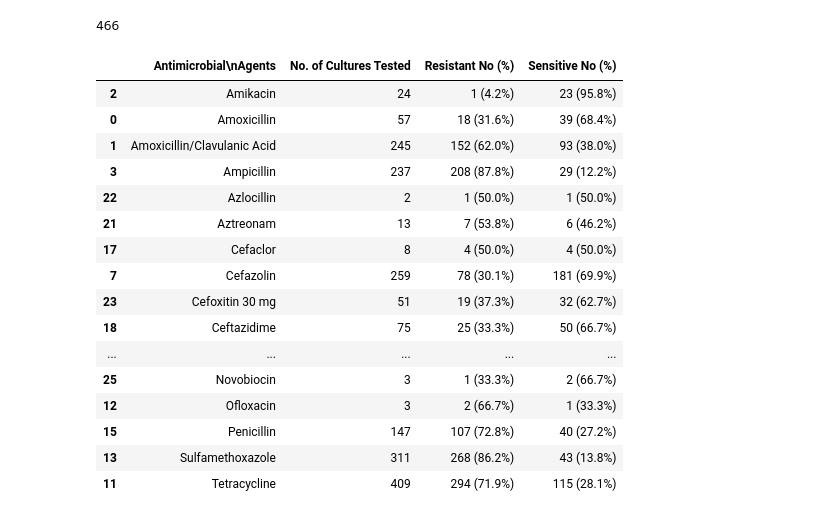
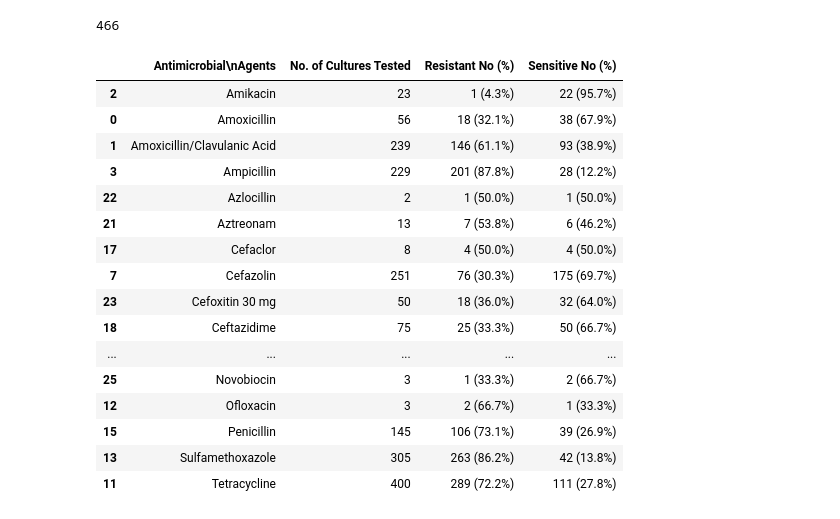
Before and after one commit to nakatoconstance/nakatoconstance, a Jupyter notebook: MDR_FULLDATASET_submitted_Final.ipynb, the cells around one changed output. Drawn from its saved outputs; the diff is of its cells as text; code cells hidden in the pictures.

```diff
--- a/MDR_FULLDATASET_submitted_Final.ipynb
+++ b/MDR_FULLDATASET_submitted_Final.ipynb
@@ -1061,14 +1060,14 @@ filtered_data['Age Group'] = pd.cut(filtered_data['Age'], bins=age_bins, labels=
 np.random.seed(42)
 
 # Categorize organism types with a fixed seed
-filtered_data['Organism type'] = np.random.choice(['+', 'o', 'f', '-'], size=len(filtered_data))
+#filtered_data['Organism type'] = np.random.choice(['+', 'o', 'f', '-'], size=len(filtered_data))
 
 # Function to categorize culture status
 
 def categorize_culture(organism_type):
-    if organism_type in ['o', 'f']:
+    if organism_type=='o' or organism_type == 'f':
         return 'No Significant Growth'
-    elif organism_type == '+':
+    elif organism_type == '+' :
         return 'Positive'
     elif organism_type == '-':
         return 'Negative'
@@ -1136,8 +1135,8 @@ for gender in ['M', 'F']:
 table = pd.DataFrame(table_data)
 
 # Calculate and add p-values
-table.loc[table['Socio Demographic Characteristics'] == age_labels[-1], 'P-value'] = f'P={age_p:.2f}'
-table.loc[table['Socio Demographic Characteristics'] == 'F', 'P-value'] = f'P={gender_p:.2f}'
+table.loc[table['Socio Demographic Characteristics'] == age_labels[-1], 'P-value'] = f'P={age_p:.4f}'
+table.loc[table['Socio Demographic Characteristics'] == 'F', 'P-value'] = f'P={gender_p:.4f}'
 
 # Calculate horizontal totals
 total_row = ['Total']
@@ -1360,14 +1538,14 @@ data_table.enable_dataframe_formatter()
 # ... (your existing code to load and preprocess urine_data) ...
 
 # Remove antibiotics with only zeros for I, R, and S
-antibiotic_columns = urine_data.columns[urine_data.columns.str.endswith(('_I', '_R', '_S'))]
+antibiotic_columns = filtered_data.columns[filtered_data.columns.str.endswith(('_I', '_R', '_S'))]
 antibiotics_to_remove = []
 for antibiotic_col in antibiotic_columns:
-    if urine_data[antibiotic_col].sum() == 0:
+    if filtered_data[antibiotic_col].sum() == 0:
         antibiotics_to_remove.append(antibiotic_col[:-2])  # Remove the suffix (_I, _R, _S)
 
 # Filter out the columns to remove
-urine_data = urine_data[[col for col in urine_data.columns if col[:-2] not in antibiotics_to_remove or not col.endswith(('_I', '_R', '_S'))]]
+filtered_data = filtered_data[[col for col in filtered_data.columns if col[:-2] not in antibiotics_to_remove or not col.endswith(('_I', '_R', '_S'))]]
 
 # ... (rest of your code to generate the susceptibility table) ...
 # %%
@@ -1379,7 +1557,7 @@ import pandas as pd
 # ... (your previous code to load, process, and encode urine_data) ...
 
 # Select columns containing antibiotic data (encoded columns)
-antibiotic_columns = urine_data.columns[urine_data.columns.str.endswith(('_I', '_R', '_S'))]
+antibiotic_columns = filtered_data.columns[filtered_data.columns.str.endswith(('_I', '_R', '_S'))]
 
 # Create a dictionary to store the counts
 antibiotic_counts = {}
@@ -1397,56 +1575,56 @@ for column in antibiotic_columns:
 
     # Update counts based on category
     if category in ('I', 'R'):
-        antibiotic_counts[antibiotic_name]['Resistant'] += urine_data[column].sum()
+        antibiotic_counts[antibiotic_name]['Resistant'] += filtered_data[column].sum()
     elif category == 'S':
-        antibiotic_counts[antibiotic_name]['Sensitive'] += urine_data[column].sum()
+        antibiotic_counts[antibiotic_name]['Sensitive'] += filtered_data[column].sum()
 
     # Update Total Culture count
     antibiotic_counts[antibiotic_name]['Total Culture'] = antibiotic_counts[antibiotic_name]['Resistant'] + antibiotic_counts[antibiotic_name]['Sensitive']
 
 # Dynamically generate antimicrobial_agents list from antibiotic_counts keys
 antimicrobial_agents = list(antibiotic_counts.keys())
 
 # Create a dictionary to store the table data
 table_data = {'Antimicrobial\nAgents': antimicrobial_agents,
               'No. of Cultures Tested': [],
               'Resistant No (%)': [],
               'Sensitive No (%)': []}
 
 # Iterate through antimicrobial agents and populate the table data
 for agent in antimicrobial_agents:
     total_culture = antibiotic_counts[agent]['Total Culture']
     resistant = antibiotic_counts[agent]['Resistant']
     sensitive = antibiotic_counts[agent]['Sensitive']
 
     table_data['No. of Cultures Tested'].append(total_culture)
     table_data['Resistant No (%)'].append(f"{resistant} ({resistant / total_culture * 100:.1f}%)" if total_culture else '0 (0.0%)')
     table_data['Sensitive No (%)'].append(f"{sensitive} ({sensitive / total_culture * 100:.1f}%)" if total_culture else '0 (0.0%)')
 
 # Create the DataFrame
 susceptibility_table = pd.DataFrame(table_data)
 #sort ascending
 susceptibility_table = susceptibility_table.sort_values(by='Antimicrobial\nAgents', ascending=True)
 # Display the table using data_table formatter
 display(susceptibility_table)
 # %% [output]
 |  | Antimicrobial\nAgents | No. of Cultures Tested | Resistant No (%) | Sensitive No (%) |
-| 2 | Amikacin | 24 | 1 (4.2%) | 23 (95.8%) |
-| 0 | Amoxicillin | 57 | 18 (31.6%) | 39 (68.4%) |
-| 1 | Amoxicillin/Clavulanic Acid | 245 | 152 (62.0%) | 93 (38.0%) |
-| 3 | Ampicillin | 237 | 208 (87.8%) | 29 (12.2%) |
+| 2 | Amikacin | 23 | 1 (4.3%) | 22 (95.7%) |
+| 0 | Amoxicillin | 56 | 18 (32.1%) | 38 (67.9%) |
+| 1 | Amoxicillin/Clavulanic Acid | 239 | 146 (61.1%) | 93 (38.9%) |
+| 3 | Ampicillin | 229 | 201 (87.8%) | 28 (12.2%) |
 | 22 | Azlocillin | 2 | 1 (50.0%) | 1 (50.0%) |
 | 21 | Aztreonam | 13 | 7 (53.8%) | 6 (46.2%) |
 | 17 | Cefaclor | 8 | 4 (50.0%) | 4 (50.0%) |
-| 7 | Cefazolin | 259 | 78 (30.1%) | 181 (69.9%) |
-| 23 | Cefoxitin 30 mg | 51 | 19 (37.3%) | 32 (62.7%) |
+| 7 | Cefazolin | 251 | 76 (30.3%) | 175 (69.7%) |
+| 23 | Cefoxitin 30 mg | 50 | 18 (36.0%) | 32 (64.0%) |
 | 18 | Ceftazidime | 75 | 25 (33.3%) | 50 (66.7%) |
 | ... | ... | ... | ... | ... |
 | 25 | Novobiocin | 3 | 1 (33.3%) | 2 (66.7%) |
 | 12 | Ofloxacin | 3 | 2 (66.7%) | 1 (33.3%) |
-| 15 | Penicillin | 147 | 107 (72.8%) | 40 (27.2%) |
-| 13 | Sulfamethoxazole | 311 | 268 (86.2%) | 43 (13.8%) |
-| 11 | Tetracycline | 409 | 294 (71.9%) | 115 (28.1%) |
+| 15 | Penicillin | 145 | 106 (73.1%) | 39 (26.9%) |
+| 13 | Sulfamethoxazole | 305 | 263 (86.2%) | 42 (13.8%) |
+| 11 | Tetracycline | 400 | 289 (72.2%) | 111 (27.8%) |
 # %%
 import pandas as pd
 from google.colab import data_table
```
Also changed, not shown: parts of 25 cells of this notebook.
